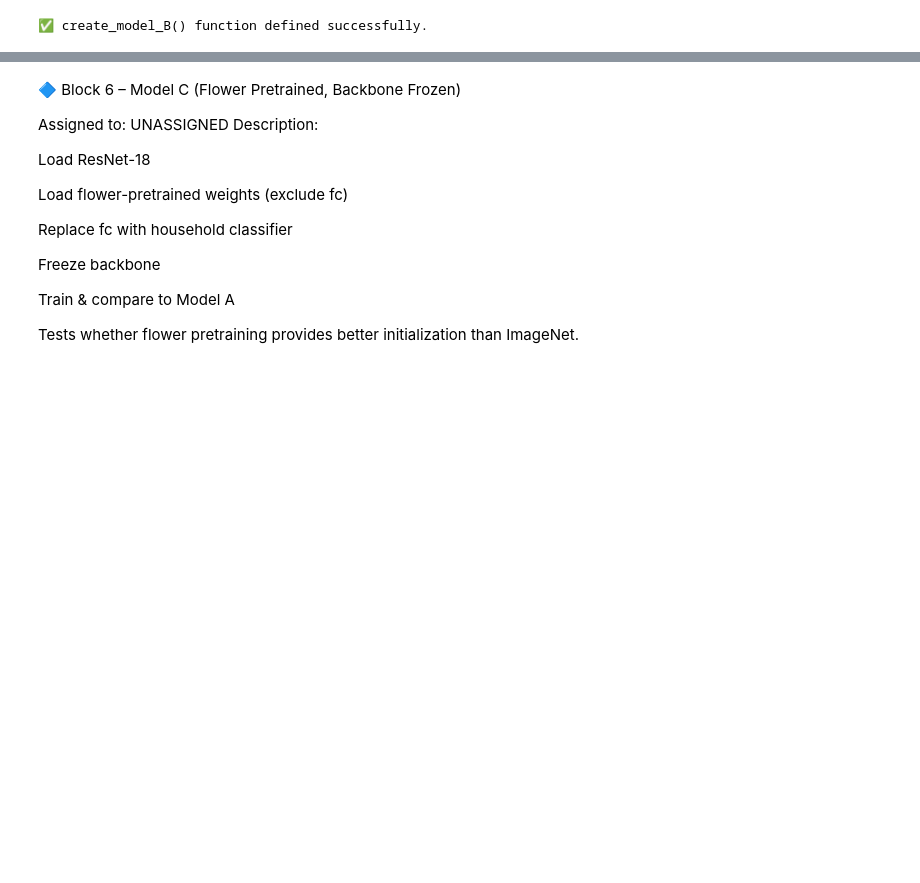
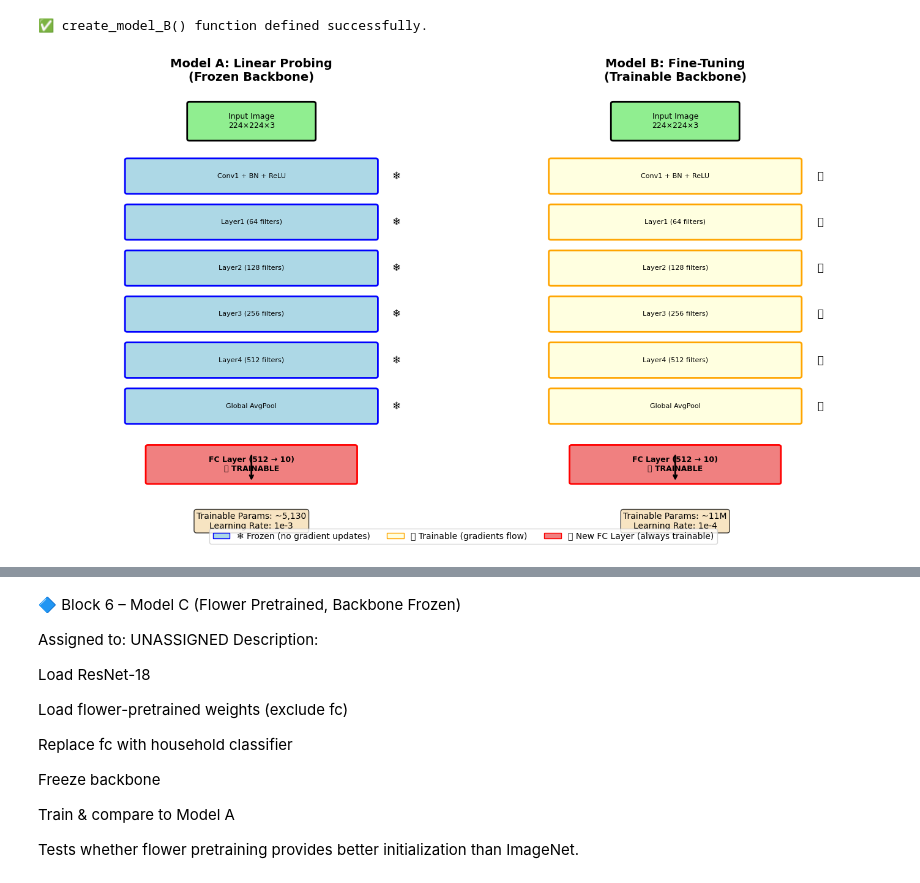
Before and after one commit to Dike-Gan/xai-baseline-cnn, a Jupyter notebook: notebooks/baselinemodel_block.ipynb, the cells around one changed output, grey strips where cells are left out. Drawn from its saved outputs; the diff is of its cells as text; code cells hidden in the pictures; blank space fills up the shorter version.

```diff
--- a/notebooks/baselinemodel_block.ipynb
+++ b/notebooks/baselinemodel_block.ipynb
@@ -442,3 +443,91 @@ def create_model_B(num_classes):
 print("✅ create_model_B() function defined successfully.")
 # %% [output]
 ✅ create_model_B() function defined successfully.
+# %%
+# Visualization: Model A vs Model B Architecture Comparison
+import matplotlib.pyplot as plt
+import matplotlib.patches as mpatches
+
+fig, axes = plt.subplots(1, 2, figsize=(14, 8))
+
+# ============ MODEL A (Linear Probing) ============
+ax1 = axes[0]
+ax1.set_xlim(0, 10)
+ax1.set_ylim(0, 12)
+ax1.set_title("Model A: Linear Probing\n(Frozen Backbone)", fontsize=14, fontweight='bold')
+ax1.axis('off')
+
+# Input
+ax1.add_patch(mpatches.FancyBboxPatch((3.5, 10.5), 3, 1, boxstyle="round,pad=0.05",
+                                       facecolor='lightgreen', edgecolor='black', linewidth=2))
+ax1.text(5, 11, "Input Image\n224×224×3", ha='center', va='center', fontsize=9)
+
+# Frozen backbone layers (blue = frozen)
+layers = ["Conv1 + BN + ReLU", "Layer1 (64 filters)", "Layer2 (128 filters)",
+          "Layer3 (256 filters)", "Layer4 (512 filters)", "Global AvgPool"]
+for i, layer in enumerate(layers):
+    y = 9 - i * 1.3
+    ax1.add_patch(mpatches.FancyBboxPatch((2, y), 6, 0.9, boxstyle="round,pad=0.05",
+                                           facecolor='lightblue', edgecolor='blue', linewidth=2))
+    ax1.text(5, y + 0.45, layer, ha='center', va='center', fontsize=8)
+    ax1.text(8.5, y + 0.45, "❄️", ha='center', va='center', fontsize=12)
+
+# FC layer (green = trainable)
+ax1.add_patch(mpatches.FancyBboxPatch((2.5, 0.8), 5, 1, boxstyle="round,pad=0.05",
+                                       facecolor='lightcoral', edgecolor='red', linewidth=2))
+ax1.text(5, 1.3, "FC Layer (512 → 10)\n🔥 TRAINABLE", ha='center', va='center', fontsize=9, fontweight='bold')
+
+# Arrow
+ax1.annotate('', xy=(5, 0.8), xytext=(5, 1.6), arrowprops=dict(arrowstyle='->', color='black', lw=2))
+
+# Stats
+ax1.text(5, -0.3, "Trainable Params: ~5,130\nLearning Rate: 1e-3", ha='center', va='center',
+         fontsize=10, bbox=dict(boxstyle='round', facecolor='wheat', alpha=0.8))
+
+# ============ MODEL B (Fine-Tuning) ============
+ax2 = axes[1]
+ax2.set_xlim(0, 10)
+ax2.set_ylim(0, 12)
+ax2.set_title("Model B: Fine-Tuning\n(Trainable Backbone)", fontsize=14, fontweight='bold')
+ax2.axis('off')
+
+# Input
+ax2.add_patch(mpatches.FancyBboxPatch((3.5, 10.5), 3, 1, boxstyle="round,pad=0.05",
+                                       facecolor='lightgreen', edgecolor='black', linewidth=2))
+ax2.text(5, 11, "Input Image\n224×224×3", ha='center', va='center', fontsize=9)
+
+# Trainable backbone layers (coral = trainable)
+for i, layer in enumerate(layers):
+    y = 9 - i * 1.3
+    ax2.add_patch(mpatches.FancyBboxPatch((2, y), 6, 0.9, boxstyle="round,pad=0.05",
+                                           facecolor='lightyellow', edgecolor='orange', linewidth=2))
+    ax2.text(5, y + 0.45, layer, ha='center', va='center', fontsize=8)
+    ax2.text(8.5, y + 0.45, "🔥", ha='center', va='center', fontsize=12)
+
+# FC layer (also trainable)
+ax2.add_patch(mpatches.FancyBboxPatch((2.5, 0.8), 5, 1, boxstyle="round,pad=0.05",
+                                       facecolor='lightcoral', edgecolor='red', linewidth=2))
+ax2.text(5, 1.3, "FC Layer (512 → 10)\n🔥 TRAINABLE", ha='center', va='center', fontsize=9, fontweight='bold')
+
+# Arrow
+ax2.annotate('', xy=(5, 0.8), xytext=(5, 1.6), arrowprops=dict(arrowstyle='->', color='black', lw=2))
+
+# Stats
+ax2.text(5, -0.3, "Trainable Params: ~11M\nLearning Rate: 1e-4", ha='center', va='center',
+         fontsize=10, bbox=dict(boxstyle='round', facecolor='wheat', alpha=0.8))
+
+# Legend
+legend_elements = [
+    mpatches.Patch(facecolor='lightblue', edgecolor='blue', label='❄️ Frozen (no gradient updates)'),
+    mpatches.Patch(facecolor='lightyellow', edgecolor='orange', label='🔥 Trainable (gradients flow)'),
+    mpatches.Patch(facecolor='lightcoral', edgecolor='red', label='🔥 New FC Layer (always trainable)')
+]
+fig.legend(handles=legend_elements, loc='lower center', ncol=3, fontsize=10, bbox_to_anchor=(0.5, -0.02))
+
+plt.tight_layout()
+plt.savefig("model_A_vs_B_architecture.png", dpi=200, bbox_inches='tight')
+plt.show()
+
+print("✅ Diagram saved as 'model_A_vs_B_architecture.png'")
+# %% [output]
+[figure, added]
```
Also changed, not shown: parts of 3 cells of this notebook, 1 other file.
